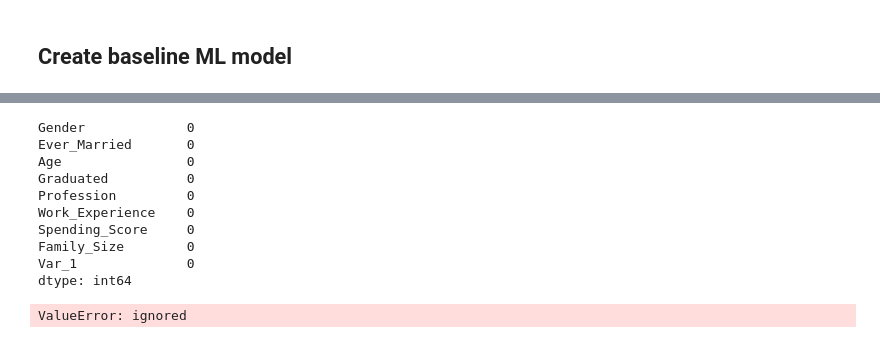
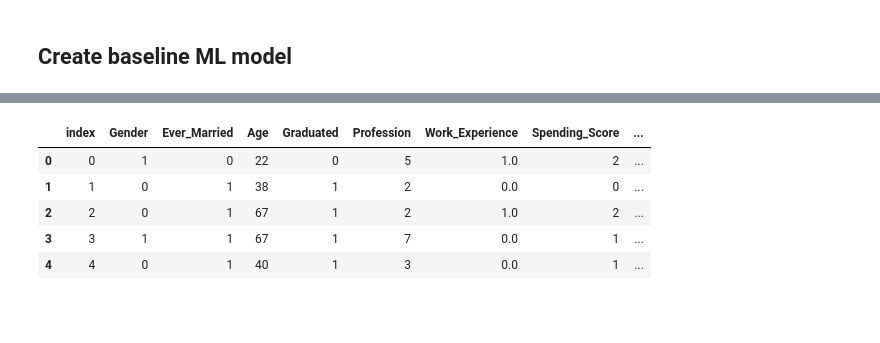
Before and after one commit to AnchitSharma/cuistomer-segmentation, a Jupyter notebook: customer_segmentation.ipynb, the cells around one changed output, grey strips where cells are left out. Cells and saved outputs as stored; diff of their text form; code cells hidden in the pictures; blank space fills up the shorter version.

```diff
--- a/customer_segmentation.ipynb
+++ b/customer_segmentation.ipynb
@@ -344,45 +794,9 @@ predictor_test.head()
 # %%
-predictor_train
+predictor_train.head()
 # %% [output]
-Gender             0
-Ever_Married       0
-Age                0
-Graduated          0
-Profession         0
-Work_Experience    0
-Spending_Score     0
-Family_Size        0
-Var_1              0
-dtype: int64
+|  | index | Gender | Ever_Married | Age | Graduated | Profession | Work_Experience | Spending_Score | ... |
+| 0 | 0 | 1 | 0 | 22 | 0 | 5 | 1.0 | 2 | ... |
+| 1 | 1 | 0 | 1 | 38 | 1 | 2 | 0.0 | 0 | ... |
+| 2 | 2 | 0 | 1 | 67 | 1 | 2 | 1.0 | 2 | ... |
+| 3 | 3 | 1 | 1 | 67 | 1 | 7 | 0.0 | 1 | ... |
+| 4 | 4 | 0 | 1 | 40 | 1 | 3 | 0.0 | 1 | ... |
-# %%
-categorical_features = ["Gender", "Ever_Married" ,"Graduated" ,"Profession" ,"Spending_Score" ,"Var_1" ]
-
-lgb_model = LGBMClassifier()
-
-# Apply stratified K-Fold cross validation where K = 5 or n_splits=5
-
-kf = StratifiedKFold(n_splits=5, shuffle=True, random_state=10)
-acc = []
-
-# Pass predictor_train, target_train for Cross Validation
-for fold, (t_id, v_id) in enumerate(kf.split(predictor_train, target_train)):
-
-  # Split train and validation data
-  tx = predictor_train.iloc[t_id]; ty = target_train.iloc[t_id]
-  vx = predictor_train.iloc[v_id]; vy = target_train.iloc[v_id]
-
-
-  # Train/Fit the data to LightGBM model
-  lgb_model.fit(tx, ty, categorical_features= categorical_features)
-
-  # Predict the Validation  Data to Train LightGBM Model
-  val_y = lgb_model.predict(vx)
-
-  # Get Accuracy Score on validation data for each fold
-  acc_score = accuracy_score(vy, val_y)
-  acc.append(acc_score)
-  print(f"fold {fold} accuracy {acc_score}")
-
-print(f"Mean accuracy score {np.mean(acc)}")
-# %% [output]
-ValueError: ignored
```
Also changed, not shown: parts of 17 cells of this notebook.
